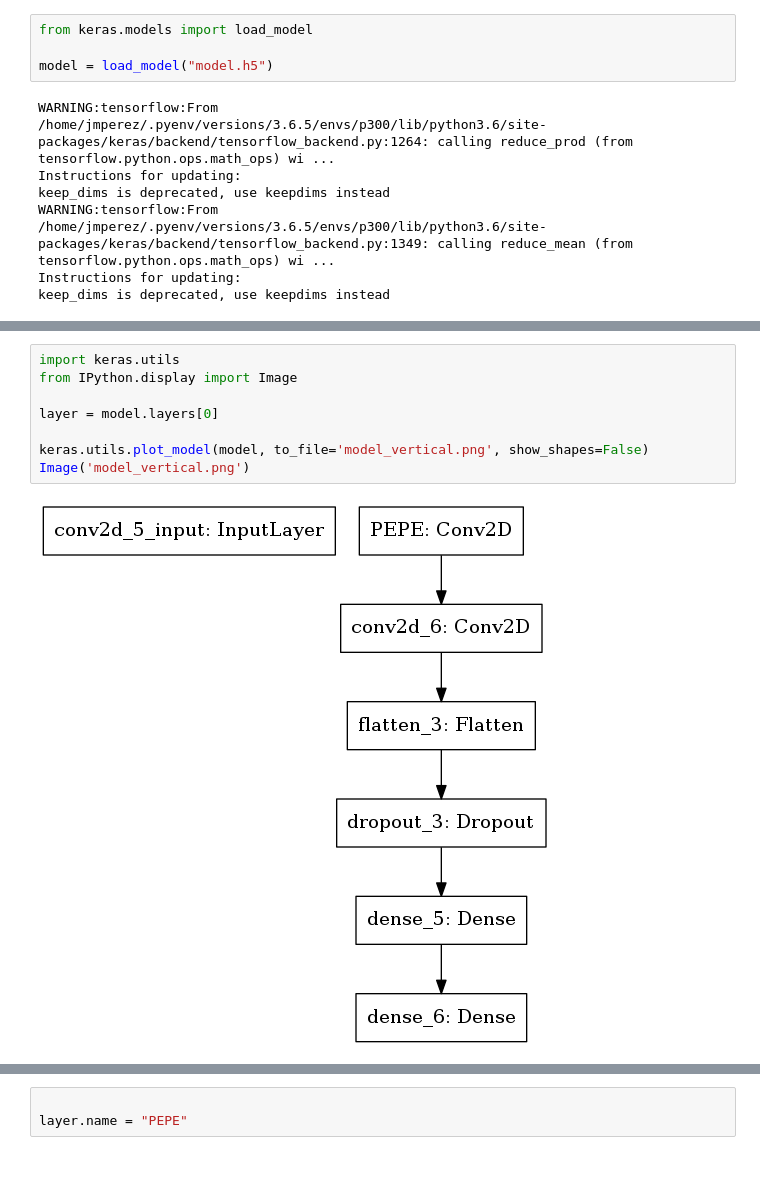
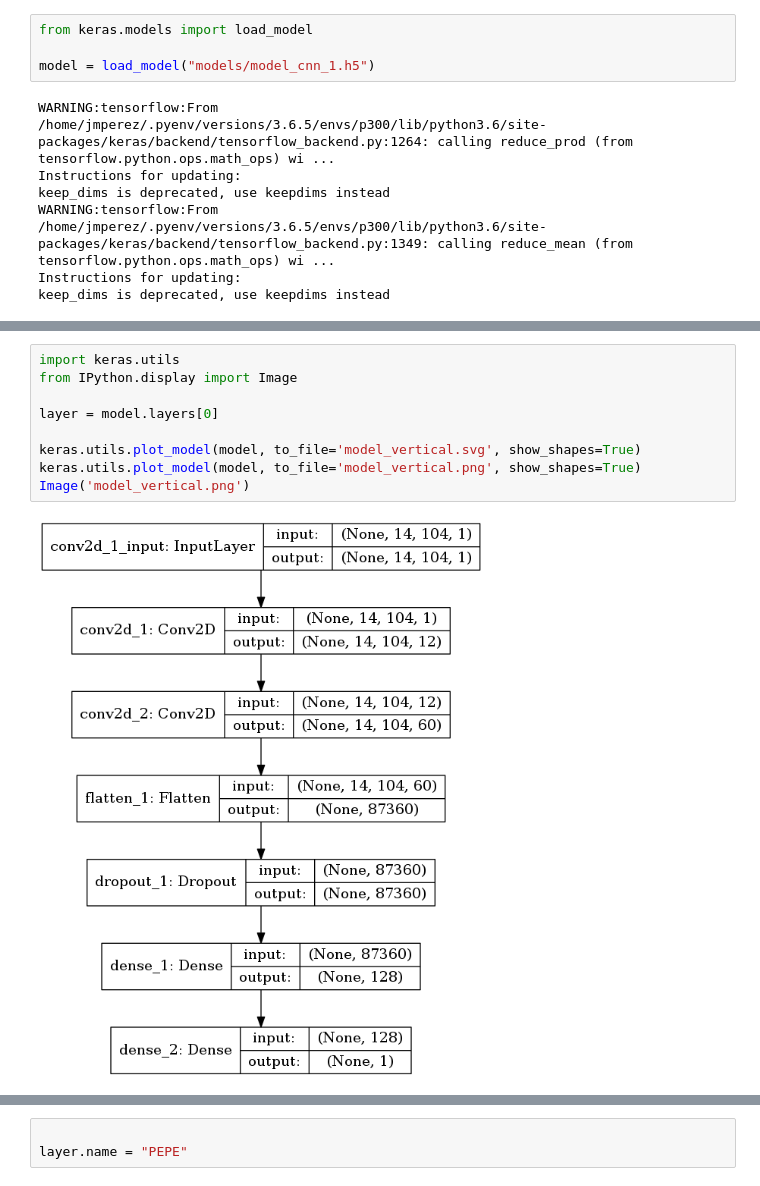
Before and after one commit to finiteautomata/p300speller, a Jupyter notebook: notebooks/model_info.ipynb, the cells around one changed output, grey strips where cells are left out. Drawn from its saved outputs; the diff is of its cells as text.

```diff
--- a/notebooks/model_info.ipynb
+++ b/notebooks/model_info.ipynb
@@ -24,7 +24,7 @@ We remove last channel as well
 # %%
 from keras.models import load_model
 
-model = load_model("model.h5")
+model = load_model("models/model_cnn_1.h5")
 # %% [output]
 WARNING:tensorflow:From /home/jmperez/.pyenv/versions/3.6.5/envs/p300/lib/python3.6/site-packages/keras/backend/tensorflow_backend.py:1264: calling reduce_prod (from tensorflow.python.ops.math_ops) wi ...
 Instructions for updating:
@@ -58,13 +58,14 @@ None
 # %%
 import keras.utils
 from IPython.display import Image
 
 layer = model.layers[0]
 
-keras.utils.plot_model(model, to_file='model_vertical.png', show_shapes=False)
+keras.utils.plot_model(model, to_file='model_vertical.svg', show_shapes=True)
+keras.utils.plot_model(model, to_file='model_vertical.png', show_shapes=True)
 Image('model_vertical.png')
 # %% [output]
-[figure, old version]
+[figure, new version]
 # %%
 keras.utils.plot_model(model,
                        to_file='model_horizontal.png',
```
Also changed, not shown: parts of 3 cells of this notebook, 1 other file.
